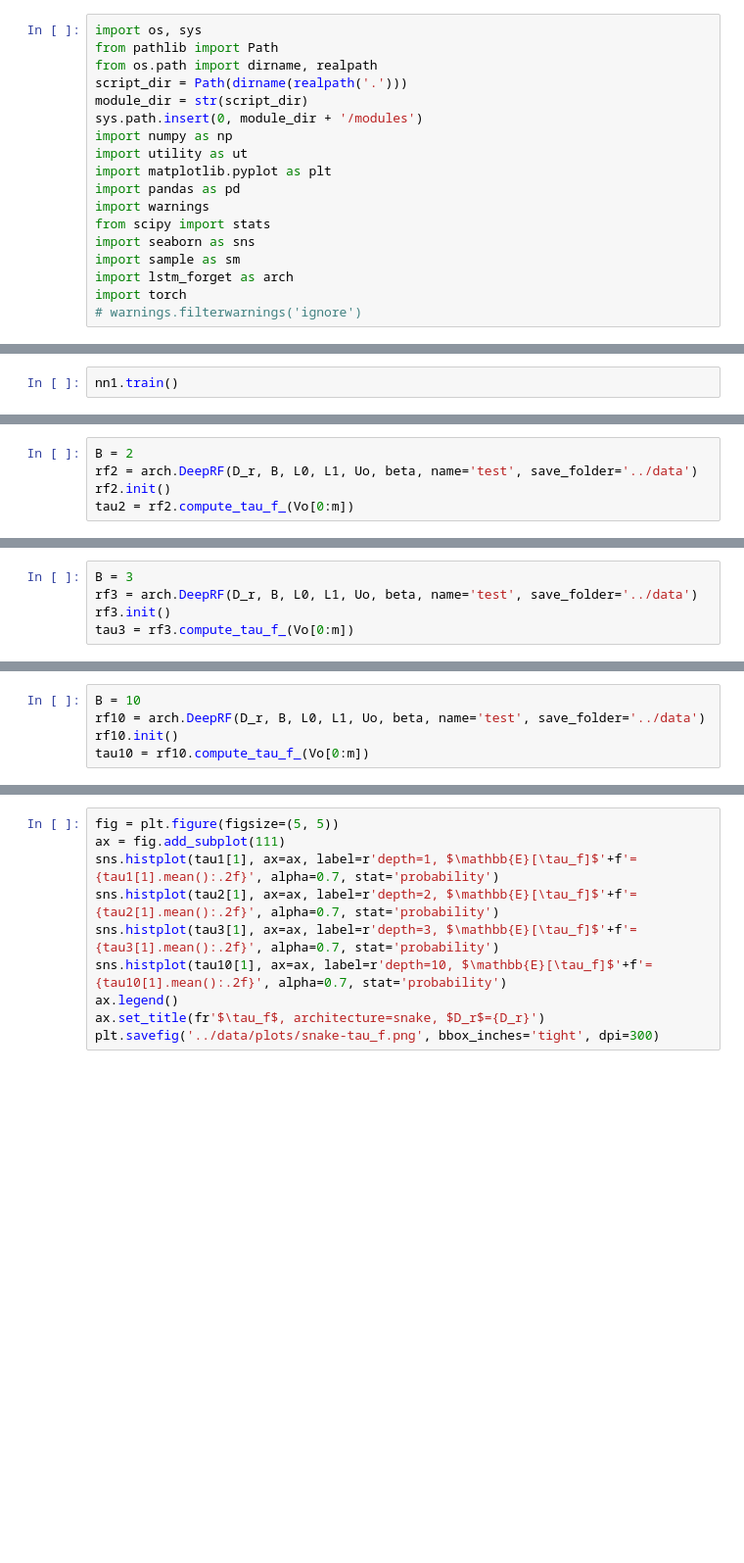
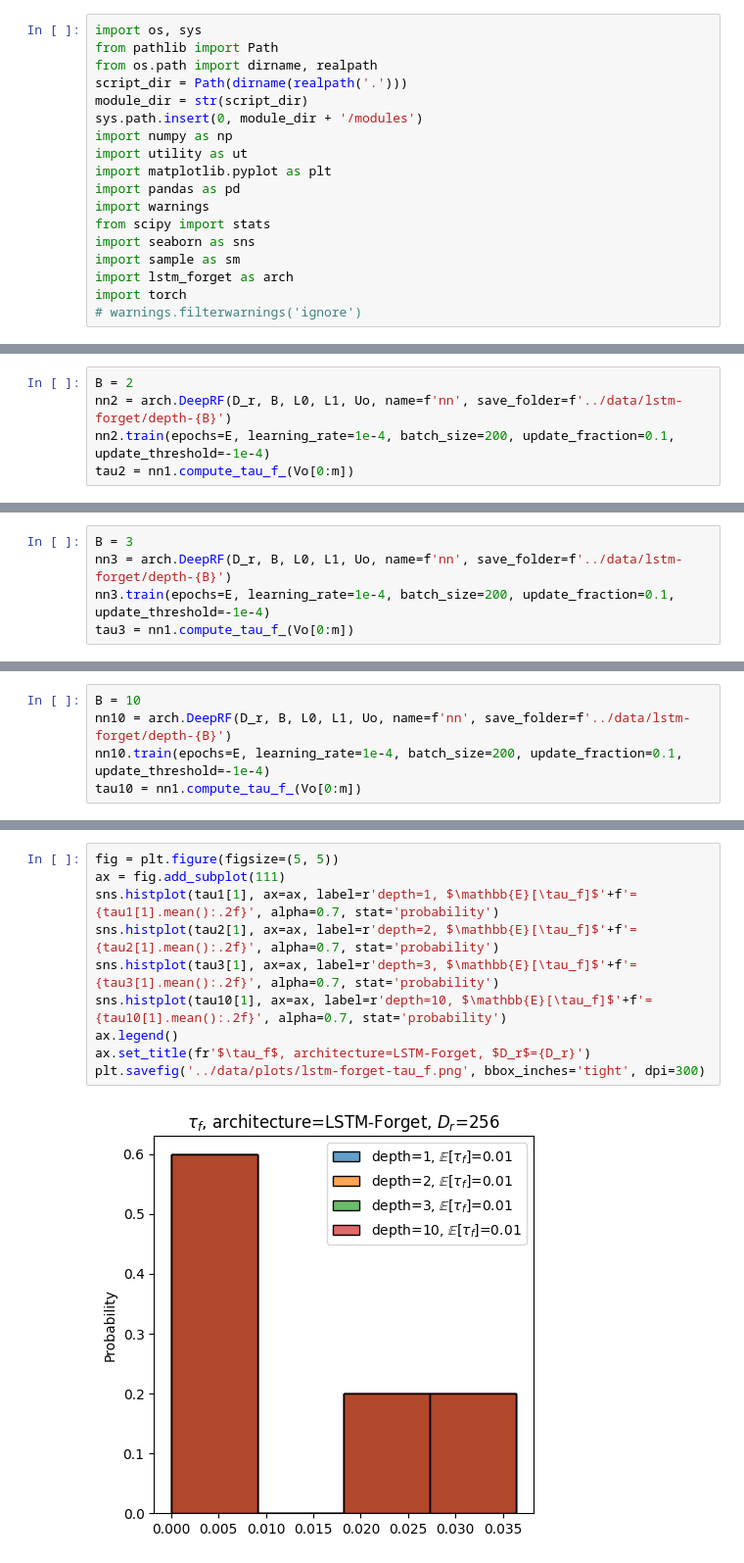
Before and after one commit to pinakm9/deeprf, a Jupyter notebook: notebooks/lstm-forget.ipynb, the cells around one changed output, grey strips where cells are left out. Shown at 98% size. Drawn from its saved outputs; the diff is of its cells as text; blank space fills up the shorter version.

Commit message:
minibatch training

```diff
--- a/notebooks/lstm-forget.ipynb
+++ b/notebooks/lstm-forget.ipynb
@@ -40,2 +43,0 @@ nn1.net(torch.from_numpy(Uo[:, 0])), nn1.net(torch.from_numpy(Uo[:, 0:5].T))
-# %%
-nn1.train()
@@ -60,6 +44,6 @@ epoch=49.000    loss=904.575    change=-0.086   lr=0.000        time=0.227
 # %%
 B = 2
-rf2 = arch.DeepRF(D_r, B, L0, L1, Uo, beta, name='test', save_folder='../data')
-rf2.init()
-tau2 = rf2.compute_tau_f_(Vo[0:m])
+nn2 = arch.DeepRF(D_r, B, L0, L1, Uo, name=f'nn', save_folder=f'../data/lstm-forget/depth-{B}')
+nn2.train(epochs=E, learning_rate=1e-4, batch_size=200, update_fraction=0.1, update_threshold=-1e-4)
+tau2 = nn1.compute_tau_f_(Vo[0:m])
 # %% [output]
@@ -67,5 +61,5 @@ TypeError: DeepRF.__init__() got multiple values for argument 'name'
 # %%
 B = 3
-rf3 = arch.DeepRF(D_r, B, L0, L1, Uo, beta, name='test', save_folder='../data')
-rf3.init()
-tau3 = rf3.compute_tau_f_(Vo[0:m])
+nn3 = arch.DeepRF(D_r, B, L0, L1, Uo, name=f'nn', save_folder=f'../data/lstm-forget/depth-{B}')
+nn3.train(epochs=E, learning_rate=1e-4, batch_size=200, update_fraction=0.1, update_threshold=-1e-4)
+tau3 = nn1.compute_tau_f_(Vo[0:m])
@@ -72,5 +78,5 @@ tau3 = rf3.compute_tau_f_(Vo[0:m])
 # %%
 B = 10
-rf10 = arch.DeepRF(D_r, B, L0, L1, Uo, beta, name='test', save_folder='../data')
-rf10.init()
-tau10 = rf10.compute_tau_f_(Vo[0:m])
+nn10 = arch.DeepRF(D_r, B, L0, L1, Uo, name=f'nn', save_folder=f'../data/lstm-forget/depth-{B}')
+nn10.train(epochs=E, learning_rate=1e-4, batch_size=200, update_fraction=0.1, update_threshold=-1e-4)
+tau10 = nn1.compute_tau_f_(Vo[0:m])
@@ -77,10 +95,12 @@ tau10 = rf10.compute_tau_f_(Vo[0:m])
 # %%
 fig = plt.figure(figsize=(5, 5))
 ax = fig.add_subplot(111)
 sns.histplot(tau1[1], ax=ax, label=r'depth=1, $\mathbb{E}[\tau_f]$'+f'={tau1[1].mean():.2f}', alpha=0.7, stat='probability')
 sns.histplot(tau2[1], ax=ax, label=r'depth=2, $\mathbb{E}[\tau_f]$'+f'={tau2[1].mean():.2f}', alpha=0.7, stat='probability')
 sns.histplot(tau3[1], ax=ax, label=r'depth=3, $\mathbb{E}[\tau_f]$'+f'={tau3[1].mean():.2f}', alpha=0.7, stat='probability')
 sns.histplot(tau10[1], ax=ax, label=r'depth=10, $\mathbb{E}[\tau_f]$'+f'={tau10[1].mean():.2f}', alpha=0.7, stat='probability')
 ax.legend()
-ax.set_title(fr'$\tau_f$, architecture=snake, $D_r$={D_r}')
-plt.savefig('../data/plots/snake-tau_f.png', bbox_inches='tight', dpi=300)
+ax.set_title(fr'$\tau_f$, architecture=LSTM-Forget, $D_r$={D_r}')
+plt.savefig('../data/plots/lstm-forget-tau_f.png', bbox_inches='tight', dpi=300)
+# %% [output]
+[figure, added]
```
Also changed, not shown: parts of 19 cells of this notebook, 7 other files.
